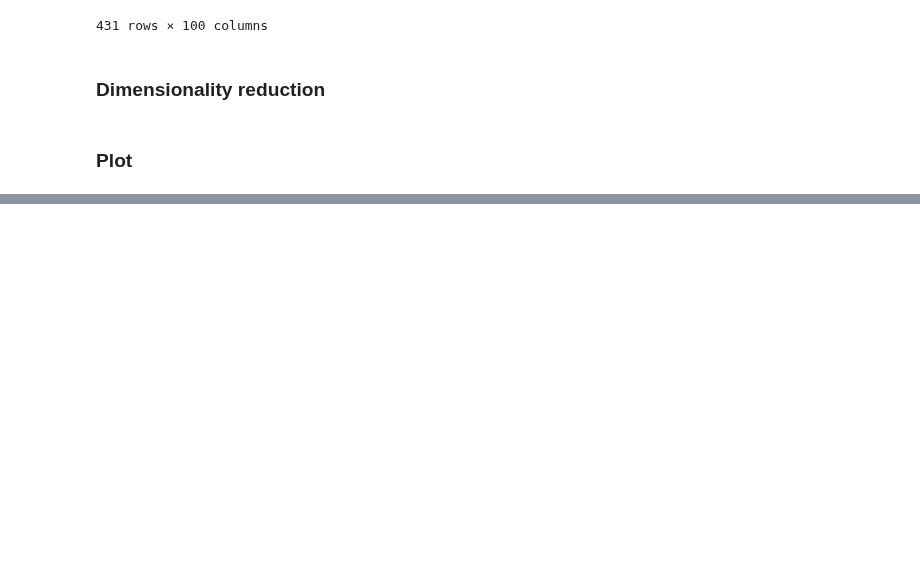
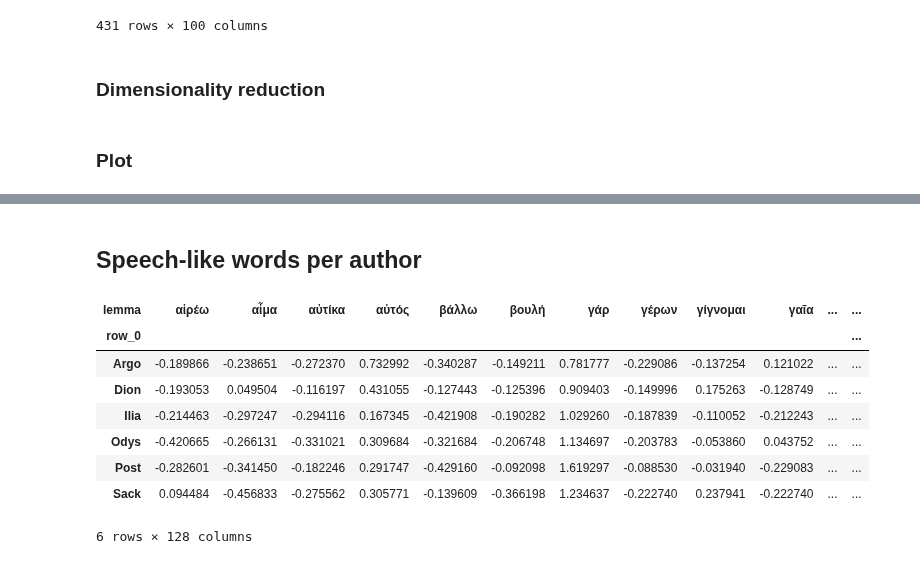
Before and after one commit to cwf2/uva_common, a Jupyter notebook: Figures for Berenice 1 - author and speech signal.ipynb, the cells around one changed output, grey strips where cells are left out. Drawn from its saved outputs; the diff is of its cells as text; code cells hidden in the pictures; blank space fills up the shorter version.

Commit message:
add per-work speech scores

```diff
--- a/Figures for Berenice 1 - author and speech signal.ipynb
+++ b/Figures for Berenice 1 - author and speech signal.ipynb
@@ -240,0 +251,30 @@ plt.show()
+# %% [markdown]
+## Speech-like words per author
+# %%
+# calculate frequencies
+freq = pd.crosstab(group_ids, tokens["lemma"], normalize="index") * 1000
+
+# remove apologue
+freq = freq.loc[~(freq.index=="Odys-oth"), freq.all(axis=0)]
+
+# calculate z-scores
+scaled = freq.apply(zscore, axis=1)
+
+# take difference between spk and nar for each author
+mask = scaled.index.str.endswith("spk")
+masked_names = scaled[mask].index.str.slice(0,4)
+assert masked_names.equals(scaled[~mask].index.str.slice(0,4))
+
+diff_scaled = scaled[mask].reset_index(drop=True) - scaled[~mask].reset_index(drop=True)
+diff_scaled.index = masked_names
+display(diff_scaled)
+# %% [output]
+| lemma | αἱρέω | αἷμα | αὐτίκα | αὐτός | βάλλω | βουλή | γάρ | γέρων | γίγνομαι | γαῖα | ... | ... |
+| row_0 |  |  |  |  |  |  |  |  |  |  |  | ... |
+| Argo | -0.189866 | -0.238651 | -0.272370 | 0.732992 | -0.340287 | -0.149211 | 0.781777 | -0.229086 | -0.137254 | 0.121022 | ... | ... |
+| Dion | -0.193053 | 0.049504 | -0.116197 | 0.431055 | -0.127443 | -0.125396 | 0.909403 | -0.149996 | 0.175263 | -0.128749 | ... | ... |
+| Ilia | -0.214463 | -0.297247 | -0.294116 | 0.167345 | -0.421908 | -0.190282 | 1.029260 | -0.187839 | -0.110052 | -0.212243 | ... | ... |
+| Odys | -0.420665 | -0.266131 | -0.331021 | 0.309684 | -0.321684 | -0.206748 | 1.134697 | -0.203783 | -0.053860 | 0.043752 | ... | ... |
+| Post | -0.282601 | -0.341450 | -0.182246 | 0.291747 | -0.429160 | -0.092098 | 1.619297 | -0.088530 | -0.031940 | -0.229083 | ... | ... |
+| Sack | 0.094484 | -0.456833 | -0.275562 | 0.305771 | -0.139609 | -0.366198 | 1.234637 | -0.222740 | 0.237941 | -0.222740 | ... | ... |
+6 rows × 128 columns
```
Also changed, not shown: parts of 8 cells of this notebook.
